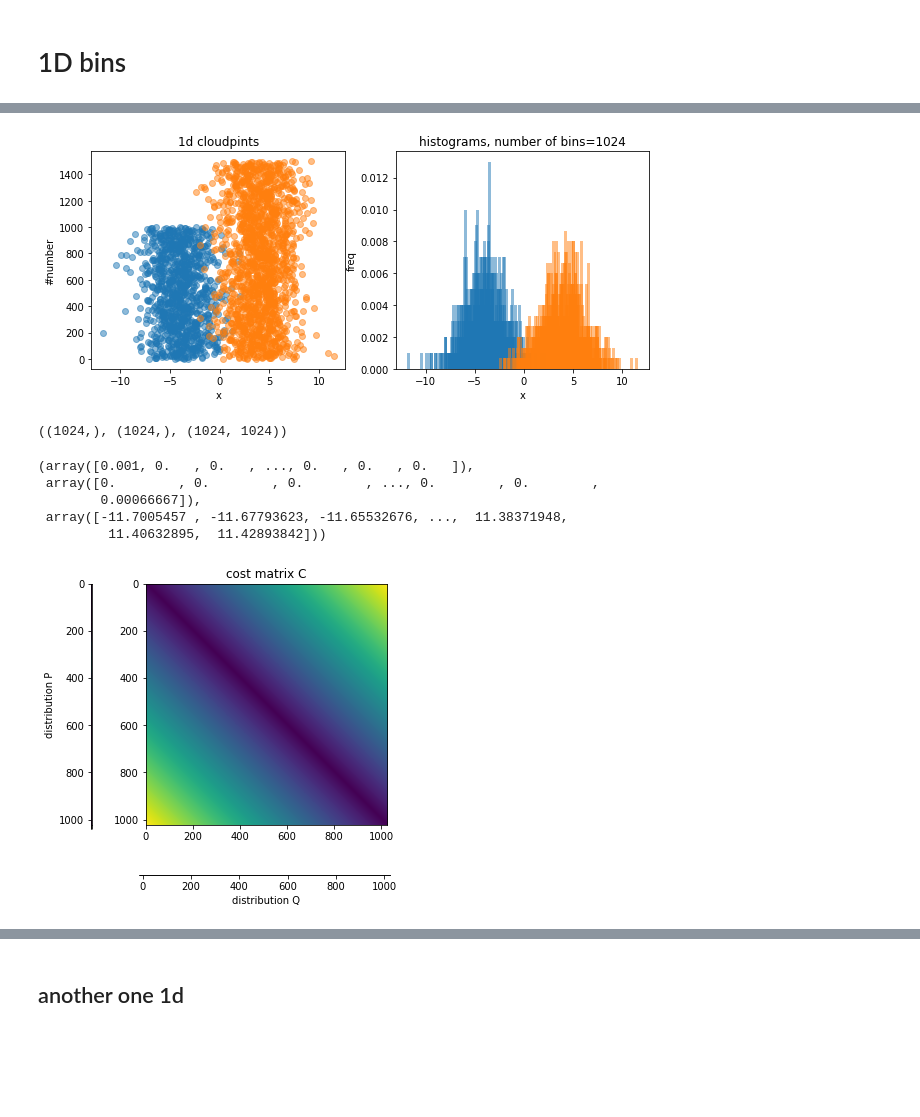
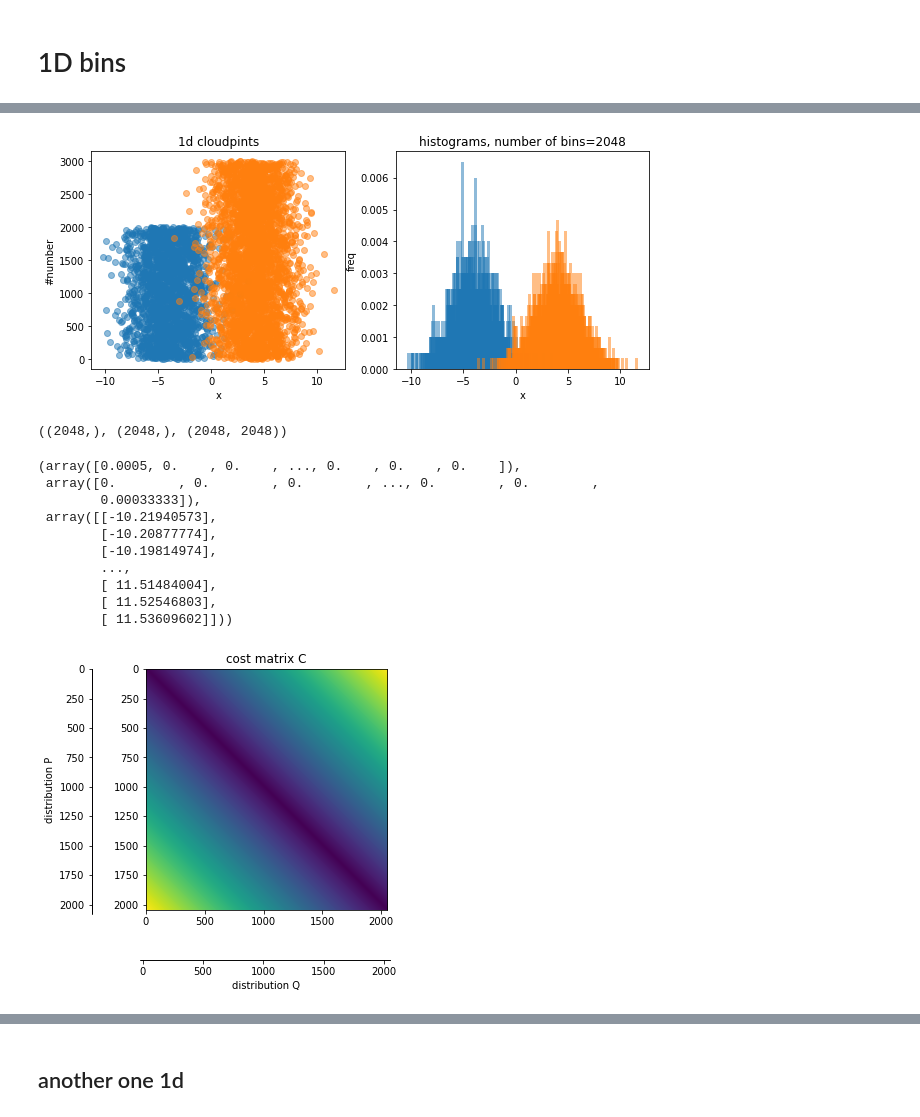
Before and after one commit to svdcvt/sinkhorn_ot, a Jupyter notebook: sinkhorn.ipynb, the cells around one changed output, grey strips where cells are left out. Cells and saved outputs as stored; diff of their text form; code cells hidden in the pictures; blank space fills up the shorter version.

```diff
--- a/sinkhorn.ipynb
+++ b/sinkhorn.ipynb
@@ -53,27 +57,28 @@ def sinkhorn(p, q, C, beta=0.01, eps=1e-12, max_iter=200, tol=1e-10, patience=10
 # %% [markdown]
 # 1D bins
 # %%
-X, Y = np.random.normal(-4, 2, (1000, 1)), np.random.normal(4, 2, (1500, 1))
-n = 1024
+X, Y = np.random.normal(-4, 2, (2000, 1)), np.random.normal(4, 2, (3000, 1))
+n1d = 1024 * 2
 # %%
 centers = lambda edges: (edges[:-1] + edges[1:]) / 2
 
 clouds = np.vstack([X, Y])
-bins = centers(binned_statistic_dd(clouds.ravel(), np.zeros_like(clouds.ravel()), statistic='count', bins=n).bin_edges[0])
-count = binned_statistic_dd(clouds.ravel(), np.zeros_like(clouds.ravel()), statistic='count', bins=n).statistic
+bins = centers(binned_statistic_dd(clouds, np.zeros_like(clouds), statistic='count', bins=n1d).bin_edges[0].reshape(-1,1))
+count = binned_statistic_dd(clouds, np.zeros_like(clouds), statistic='count', bins=n1d).statistic
 
-binsX = binned_statistic_dd(clouds.ravel(), np.zeros_like(clouds.ravel()), statistic='count', bins=n).binnumber[:len(X)] - 1
-binsY = binned_statistic_dd(clouds.ravel(), np.zeros_like(clouds.ravel()), statistic='count', bins=n).binnumber[-len(Y):] - 1
+binsX = binned_statistic_dd(clouds, np.zeros_like(clouds), statistic='count', bins=n1d).binnumber[:len(X)] - 1
+binsY = binned_statistic_dd(clouds, np.zeros_like(clouds), statistic='count', bins=n1d).binnumber[-len(Y):] - 1
 
 idbX, cX = np.unique(binsX, return_counts=True)
 idbY, cY = np.unique(binsY, return_counts=True)
 
-p = np.zeros(n)
+p = np.zeros(n1d)
 p[idbX] = cX
 p /= p.sum()
 
-q = np.zeros(n)
+q = np.zeros(n1d)
 q[idbY] = cY
 q /= q.sum()
 
 c = cdist(bins.reshape(-1,1), bins.reshape(-1,1))
+c1d = c
@@ -91,32 +85,37 @@ Toeplitz : True
 # %%
 plt.figure(figsize=(10,4))
 plt.subplot(121)
 plt.title('1d cloudpints')
 plt.xlabel('x')
 plt.ylabel('#number')
 plt.scatter(X, range(len(X)), alpha=0.5)
 plt.scatter(Y, range(len(Y)), alpha=0.5)
 plt.subplot(122)
-plt.title(f'histograms, number of bins={n}')
+plt.title(f'histograms, number of bins={n1d}')
 plt.xlabel('x')
 plt.ylabel('freq')
-plt.bar(bins, p, width=0.3, alpha=0.5, label='p')
-plt.bar(bins, q, width=0.3, alpha=0.5, label='q')
+plt.bar(bins.ravel(), p, width=0.3, alpha=0.5, label='p')
+plt.bar(bins.ravel(), q, width=0.3, alpha=0.5, label='q')
 plt.show()
 # %% [output]
-[figure, old version]
+[figure, new version]
 # %%
 p.shape, q.shape, c.shape
 # %% [output]
-((1024,), (1024,), (1024, 1024))
+((2048,), (2048,), (2048, 2048))
 # %%
 p, q, bins
 # %% [output]
-(array([0.001, 0.   , 0.   , ..., 0.   , 0.   , 0.   ]),
+(array([0.0005, 0.    , 0.    , ..., 0.    , 0.    , 0.    ]),
  array([0.        , 0.        , 0.        , ..., 0.        , 0.        ,
-        0.00066667]),
- array([-11.7005457 , -11.67793623, -11.65532676, ...,  11.38371948,
-         11.40632895,  11.42893842]))
+        0.00033333]),
+ array([[-10.21940573],
+        [-10.20877774],
+        [-10.19814974],
+        ...,
+        [ 11.51484004],
+        [ 11.52546803],
+        [ 11.53609602]]))
 # %%
 # Set up the axes with gridspec
 fig = plt.figure(figsize=(6, 6))
@@ -139,7 +138,7 @@ x_hist.set_xlabel('distribution Q')
 
 plt.show()
 # %% [output]
-[figure, old version]
+[figure, new version]
 # %%
 g, K, u, v = sinkhorn(p, q, c, 1, eps=1e-20, max_iter=2000, tol=1e-17, patience=50)
 # %% [output]
```
Also changed, not shown: parts of 57 cells of this notebook.
